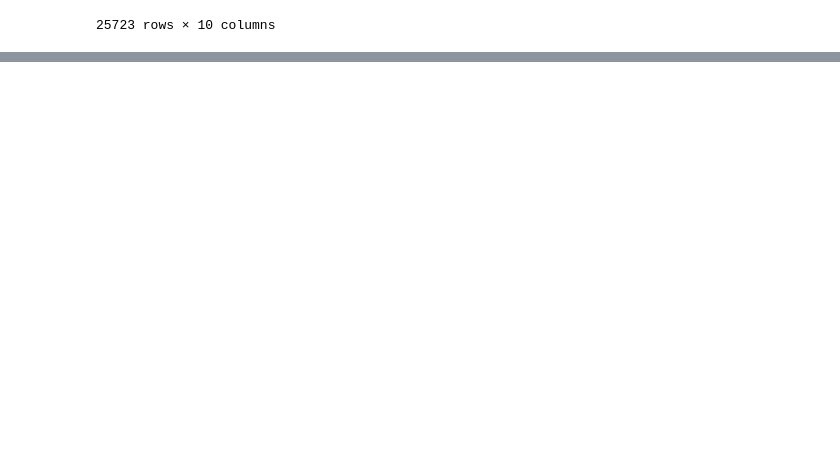
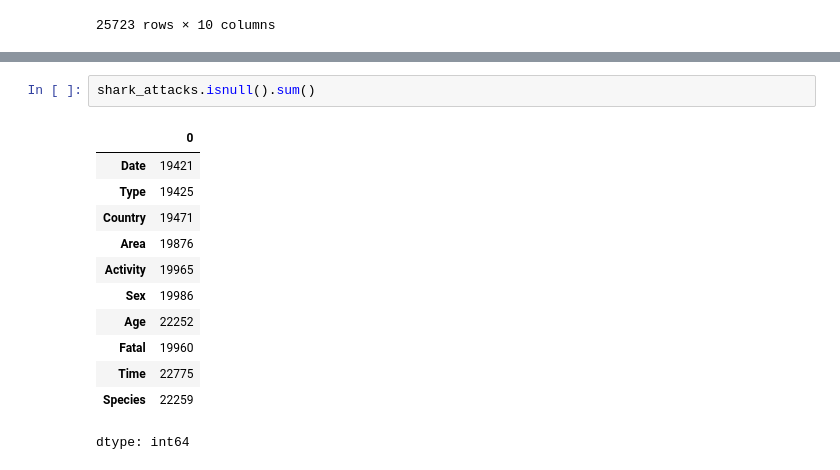
Before and after one commit to kamillaknudsen/tmdl, a Jupyter notebook: tmdl_final.ipynb, the cells around one changed output, grey strips where cells are left out. Drawn from its saved outputs; the diff is of its cells as text; blank space fills up the shorter version.

```diff
--- a/tmdl_final.ipynb
+++ b/tmdl_final.ipynb
@@ -89,0 +108,15 @@ shark_attacks
+# %%
+shark_attacks.isnull().sum()
+# %% [output]
+|  | 0 |
+| Date | 19421 |
+| Type | 19425 |
+| Country | 19471 |
+| Area | 19876 |
+| Activity | 19965 |
+| Sex | 19986 |
+| Age | 22252 |
+| Fatal | 19960 |
+| Time | 22775 |
+| Species | 22259 |
+dtype: int64
```
Also changed, not shown: parts of 7 cells of this notebook.
